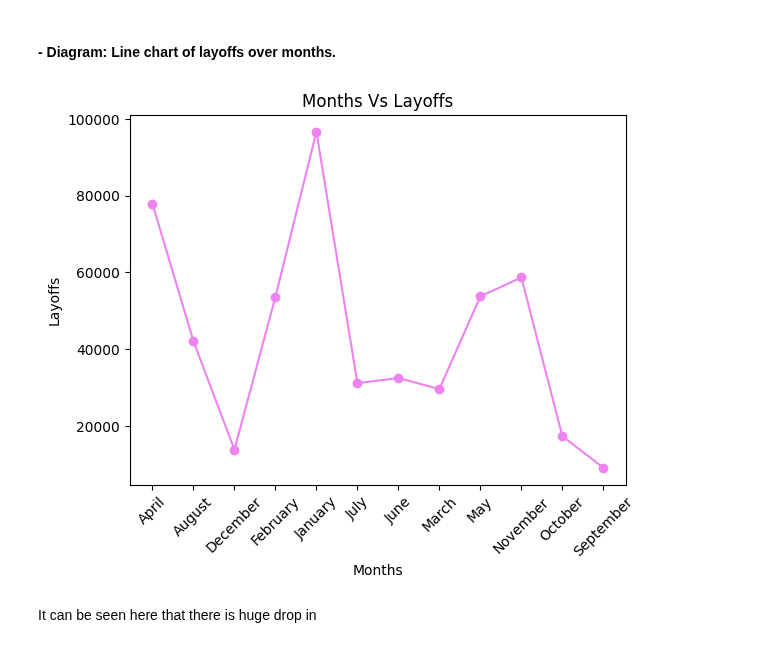
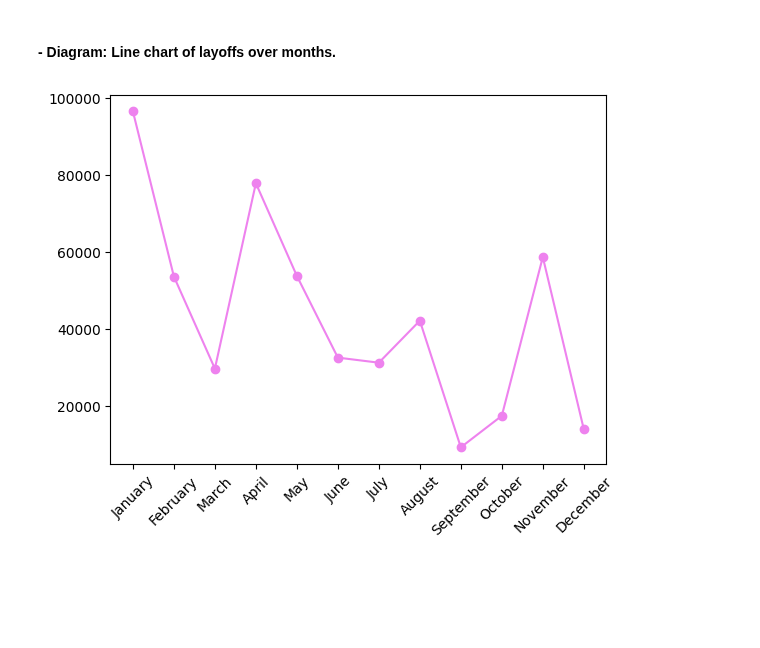
Before and after one commit to neerajcodes888/Recent-Layoffs-Case-Study, a Jupyter notebook: study.ipynb, the cells around one changed output. Drawn from its saved outputs; the diff is of its cells as text; code cells hidden in the pictures; blank space fills up the shorter version.

```diff
--- a/study.ipynb
+++ b/study.ipynb
@@ -319,17 +319,11 @@ Name: total_laid_off, dtype: float64
 # %% [markdown]
 ####   - **Diagram:** Line chart of layoffs over months.
 # %%
-lc = data.groupby(data['date'].dt.month_name())['total_laid_off'].sum()
-x,y = lc.index,lc.values
-plt.plot(x,y,color='violet',marker='o')
+lc = data.groupby([data['date'].dt.month, data['date'].dt.month_name()])['total_laid_off'].sum().sort_index()
+
+x, y = lc.index.get_level_values(1), lc.values  # Use month_name for x-axis
+plt.plot(x, y, color='violet', marker='o')
 plt.xticks(rotation=45)
-plt.xlabel('Months')
-plt.ylabel('Layoffs')
-plt.title('Months Vs Layoffs')
 plt.show()
 # %% [output]
-[figure, old version]
+[figure, new version]
-# %% [markdown]
-<p>
-It can be seen here that there is huge drop in
-</p>
```
Also changed, not shown: parts of 2 cells of this notebook.
